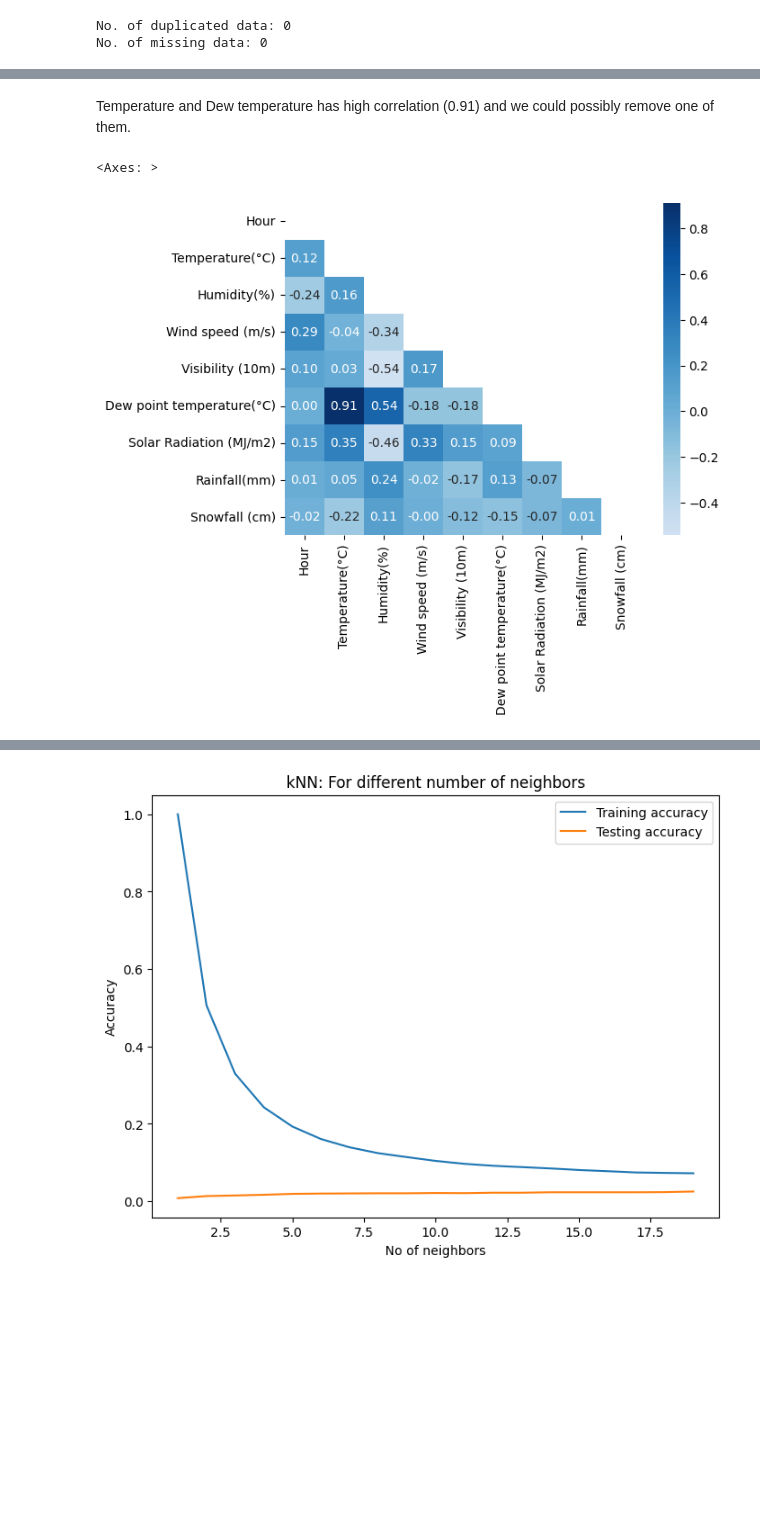
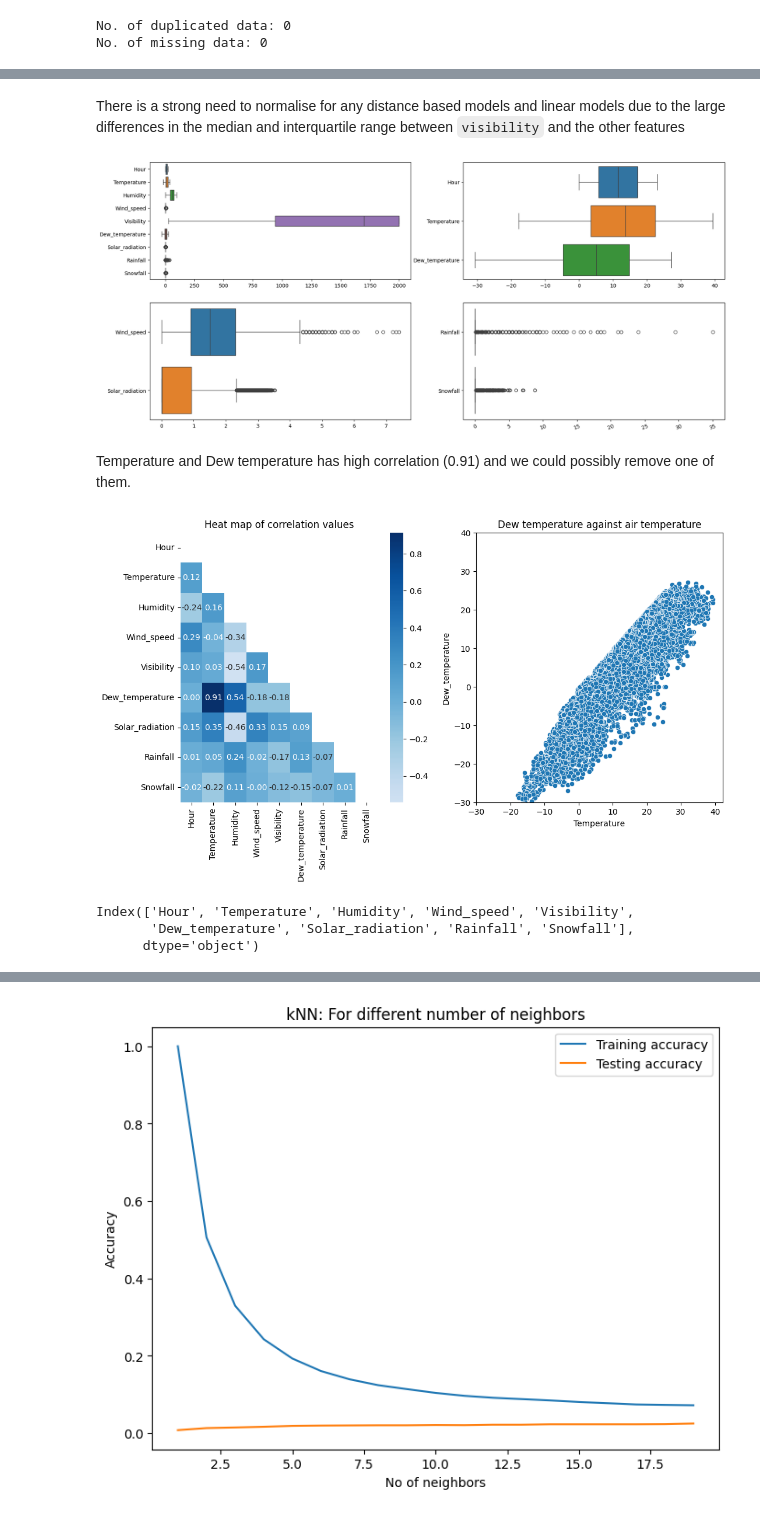
Before and after one commit to Monoji77/Analysis-of-Korean-Bike-Sharing-Dataset, a Jupyter notebook: notebooks/Seoul_Bike_Sharing.ipynb, the cells around one changed output, grey strips where cells are left out. Drawn from its saved outputs; the diff is of its cells as text; code cells hidden in the pictures; blank space fills up the shorter version.

```diff
--- a/notebooks/Seoul_Bike_Sharing.ipynb
+++ b/notebooks/Seoul_Bike_Sharing.ipynb
@@ -59,12 +60,28 @@ Data columns (total 14 columns):
 dtypes: datetime64[ns](1), float64(6), int64(4), object(3)
 memory usage: 958.3+ KB
 # %%
+# rename column names
+bike_data = bike_data.rename({
+    'Rented Bike Count': 'Rent_count',
+    'Temperature(°C)': 'Temperature',
+    'Humidity(%)': 'Humidity',
+    'Wind speed (m/s)': 'Wind_speed',
+    'Visibility (10m)': 'Visibility',
+    'Dew point temperature(°C)': 'Dew_temperature',
+    'Solar Radiation (MJ/m2)': 'Solar_radiation',
+    'Rainfall(mm)': 'Rainfall',
+    'Snowfall (cm)': 'Snowfall',
+    'Functioning Day ': 'Functioning_day'},
+    axis=1
+)
+
 # convert object datatype to categorical datatype for categorical features
 categorical_col = bike_data.select_dtypes(object).columns
 
 for col in categorical_col:
     bike_data[col] = bike_data[col].astype('category')
 
+
 # check that all features are in their correct datatypes in the dataframe
 print(bike_data.info())
 # %% [output]
@@ -97,7 +135,7 @@ No. of missing data: 0
 # %%
 # split X and y
-X = bike_data.drop('Rented Bike Count', axis=1)
-y = bike_data[['Rented Bike Count']]
+X = bike_data.drop('Rent_count', axis=1)
+y = bike_data[['Rent_count']]
 
 # verify feature counts
 print(f'original df shape: {bike_data.shape[0]} rows, {bike_data.shape[1]} columns')
@@ -129,12 +167,41 @@ X.describe().transpose()
+# %% [markdown]
+There is a strong need to normalise for any distance based models and linear models due to the large differences in the median and interquartile range between <code>visibility</code> and the other features
+# %%
+X_numeric = X.select_dtypes('number')
+
+fig, ax = plt.subplots(2, 2, figsize=(20,9))
+sns.boxplot(X_numeric, orient='y', ax=ax[0, 0])
+sns.boxplot(X_numeric.loc[:,['Hour', 'Temperature', 'Dew_temperature']], orient='y', ax=ax[0, 1])
+sns.boxplot(X_numeric.loc[:,['Wind_speed', 'Solar_radiation']], orient='y', ax=ax[1, 0])
+sns.boxplot(X_numeric.loc[:,['Rainfall','Snowfall']], orient='y', ax=ax[1, 1])
+plt.xticks(rotation=20)
+plt.show()
+#sns.boxplot(X_numeric)
+#plt.xticks(rotation=70)
+# %% [output]
+[figure, added]
 # %% [markdown]
 Temperature and Dew temperature has high correlation (0.91) and we could possibly remove one of them.
 # %%
 # numerical features
 X_numeric = X.select_dtypes('number')
 
+fig, ax = plt.subplots(1, 2, figsize=(12,6))
+
 # explore correlation between numerical features using a heatmap
 mask = np.triu(np.ones_like(X_numeric.corr(), dtype=bool))
-sns.heatmap(data=X_numeric.corr( ), mask=mask, cmap='Blues', center=0, annot=True, fmt='.2f')
+sns.heatmap(data=X_numeric.corr( ), mask=mask, cmap='Blues', center=0, annot=True, fmt='.2f', ax=ax[0])
+sns.scatterplot(data=X_numeric, x='Temperature', y='Dew_temperature',)
+ax[0].set_title('Heat map of correlation values')
+ax[1].set_title('Dew temperature against air temperature')
+ax[1].set_xlim(-30)
+ax[1].set_ylim(-30, 40)
+plt.show()
 # %% [output]
-<Axes: >
-[figure, old version]
+[figure, new version]
+# %%
+X_numeric.columns
+# %% [output]
+Index(['Hour', 'Temperature', 'Humidity', 'Wind_speed', 'Visibility',
+       'Dew_temperature', 'Solar_radiation', 'Rainfall', 'Snowfall'],
+      dtype='object')
```
Also changed, not shown: parts of 10 cells of this notebook.
